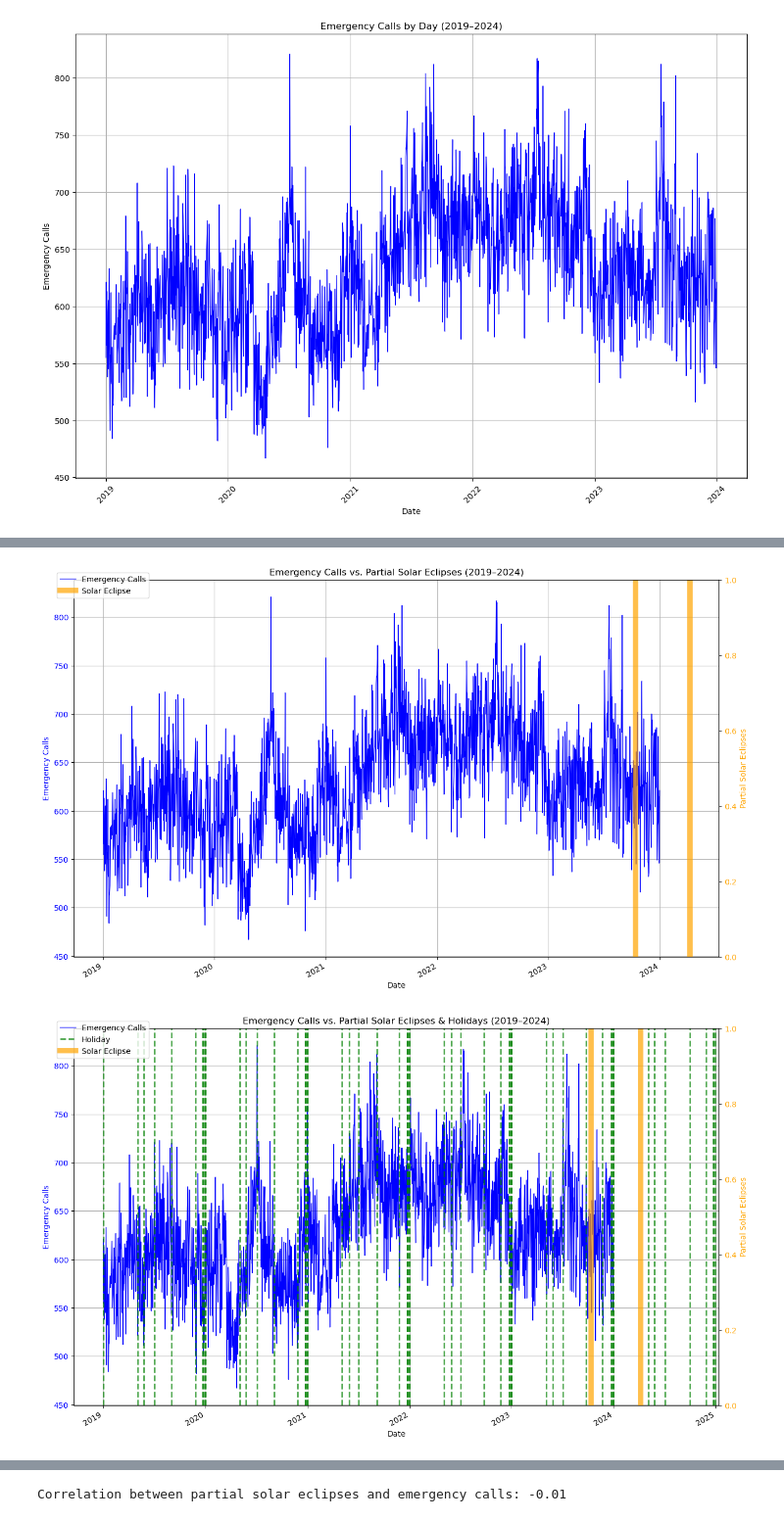
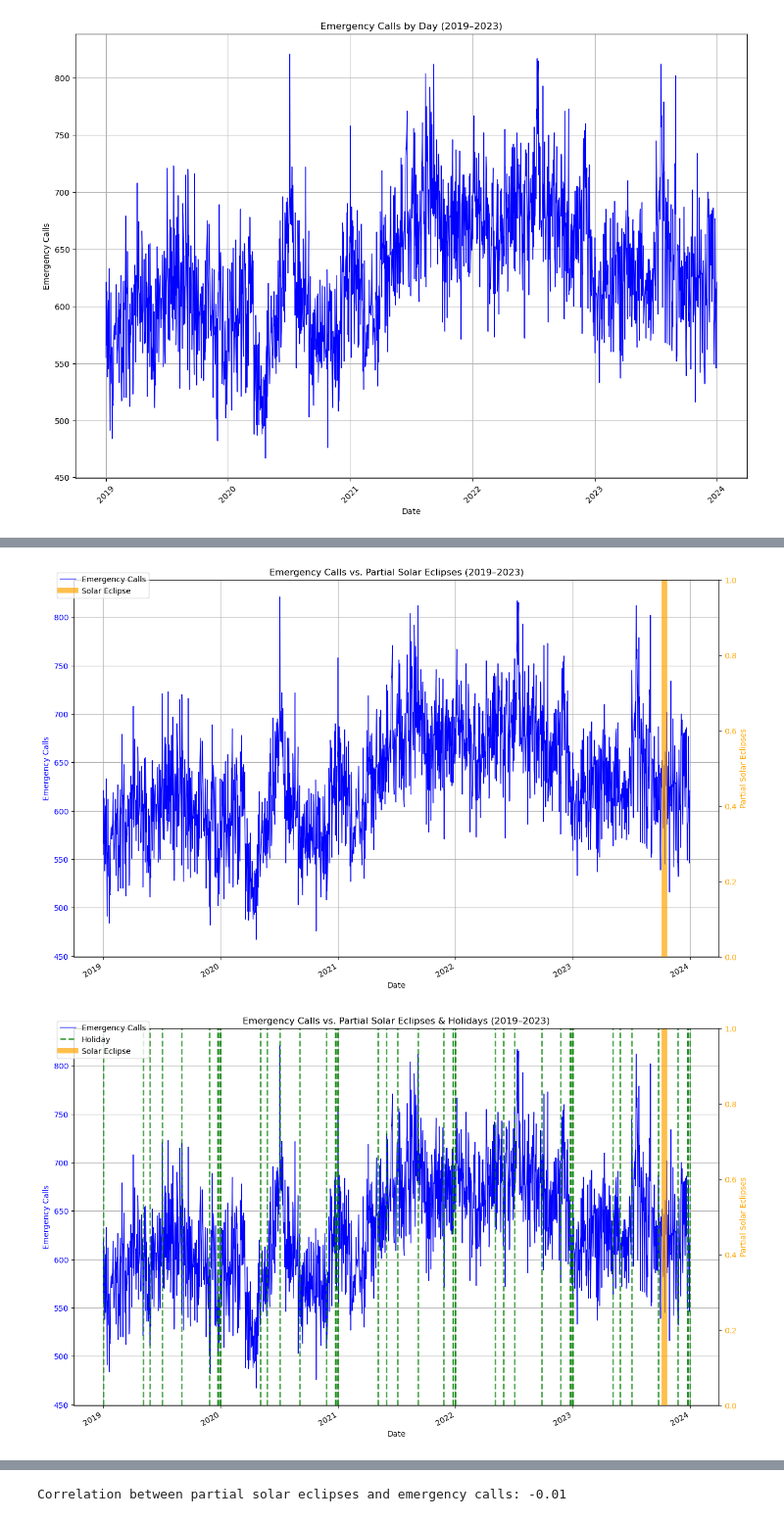
Before and after one commit to mattlundberg/Project-1, a Jupyter notebook: Sam_Code.ipynb, the cells around one changed output, grey strips where cells are left out. Shown at 98% size. Drawn from its saved outputs; the diff is of its cells as text; code cells hidden in the pictures.

Commit message:
I updated the dates in the graphs to end on 2023

```diff
--- a/Sam_Code.ipynb
+++ b/Sam_Code.ipynb
@@ -73,10 +69,10 @@ import matplotlib.pyplot as plt
 moon_df['DateTime'] = pd.to_datetime(moon_df['DateTime'])
 emergency_df['REPORTED'] = pd.to_datetime(emergency_df['REPORTED'])
 
-# Filter Partial Lunar Eclipses from 2019 to 2024
+# Filter Partial Lunar Eclipses from 2019 to 2023
 partial_eclipse_df = moon_df[(moon_df['Flag'] == 'Partial Eclipse') &
                              (moon_df['DateTime'].dt.year >= 2019) &
-                             (moon_df['DateTime'].dt.year <= 2024)]
+                             (moon_df['DateTime'].dt.year <= 2023)]
 
 # Extract just the date
 partial_eclipse_df = partial_eclipse_df.copy()  # Ensure it's a separate copy
@@ -89,9 +85,11 @@ emergency_counts = emergency_df.groupby('report_date').size()
 # Count partial lunar eclipses per day
 eclipse_counts = partial_eclipse_df.groupby('eclipse_date').size()
 
-# Create a date range from 2019 to 2024 to align both datasets
-date_range = pd.date_range(start='2019-01-01', end='2024-12-31')
+# Create a date range from 2019 to 2023 to align both datasets
+date_range = pd.date_range(start='2019-01-01', end='2023-12-31')
 
 # Reindex both datasets to ensure matching date indices
 emergency_counts = emergency_counts.reindex(date_range, fill_value=0)
 eclipse_counts = eclipse_counts.reindex(date_range, fill_value=0)
+
+eclipse_counts.info()
@@ -188,8 +184,7 @@ holiday_dates = pd.to_datetime([
     "2021-01-01", "2021-05-05", "2021-05-31", "2021-07-04", "2021-09-06", "2021-11-25", "2021-12-24", "2021-12-25", "2021-12-31",
     "2022-01-01", "2022-05-05", "2022-05-30", "2022-07-04", "2022-09-26", "2022-11-24", "2022-12-24", "2022-12-25", "2022-12-31",
     "2023-01-01", "2023-05-05", "2023-05-29", "2023-07-04", "2023-09-25", "2023-11-23", "2023-12-24", "2023-12-25", "2023-12-31",
-    "2024-01-01", "2024-05-05", "2024-05-27", "2024-07-04", "2024-09-30", "2024-11-28", "2024-12-24", "2024-12-25", "2024-12-31"
-])
+    ])
 
 # Combine the graphs
 fig, ax1 = plt.subplots(figsize=(15, 10))
@@ -222,7 +217,7 @@ ax2.set_ylabel("Partial Lunar Eclipses & Holidays", color='pink')
 ax2.tick_params(axis='y', labelcolor='pink')
 
 # Titles and Legends
-plt.title("Emergency Calls vs. Partial Lunar Eclipses & Holidays (2019–2024)")
+plt.title("Emergency Calls vs. Partial Lunar Eclipses & Holidays (2019–2023)")
 fig.autofmt_xdate()
 
 # Add legend
@@ -332,7 +327,7 @@ import pandas as pd
 import matplotlib.pyplot as plt
 
 # Create a Solar Eclipse DF and convert to DateTime
-solar_eclipse_dates = ['2023-10-14', '2024-04-08']
+solar_eclipse_dates = ['2023-10-14']
 solar_eclipse_df = pd.DataFrame({'eclipse_date': pd.to_datetime(solar_eclipse_dates)})
 
 # Ensure the emergency report date is in datetime format
@@ -349,7 +344,7 @@ solar_eclipse_df['eclipse_date'] = solar_eclipse_df['eclipse_date'].dt.date
 eclipse_day_calls = emergency_counts[emergency_counts.index.isin(solar_eclipse_df['eclipse_date'])]
 
 # Define the missing date_range variable**
-date_range = pd.date_range(start='2019-01-01', end='2024-12-31')
+date_range = pd.date_range(start='2019-01-01', end='2023-12-31')
 
 # Reindex both datasets to ensure matching date indices**
 emergency_counts = emergency_counts.reindex(date_range, fill_value=0)
@@ -440,7 +435,7 @@ ax2.set_ylabel("Partial Solar Eclipses", color='orange')
 ax2.tick_params(axis='y', labelcolor='orange')
 
 # Titles and Legends
-plt.title("Emergency Calls vs. Partial Solar Eclipses (2019–2024)")
+plt.title("Emergency Calls vs. Partial Solar Eclipses (2019–2023)")
 fig.autofmt_xdate()
 
 # Adjust legend to prevent duplicate labels
@@ -451,7 +446,7 @@ fig.legend(by_label.values(), by_label.keys(), loc="upper left", bbox_to_anchor=
 
 plt.show()
 # %% [output]
-[figure, old version]
+[figure, new version]
 # %%
 # Combine the graphs with holidays
 fig, ax1 = plt.subplots(figsize=(15, 10))
@@ -461,35 +456,35 @@ ax1.plot(emergency_counts.index, emergency_counts.values, color='blue', linestyl
 ax1.set_xlabel("Date")
 ax1.set_ylabel("Emergency Calls", color='blue')
 ax1.tick_params(axis='y', labelcolor='blue')
 ax1.grid(True)
 
 # Create a secondary y-axis for eclipses
 ax2 = ax1.twinx()
 
 # Plot vertical lines at solar eclipse dates
 for eclipse_date in solar_eclipse_df['eclipse_date'].unique():
     ax2.axvline(x=pd.to_datetime(eclipse_date), color='orange', linestyle='-', linewidth=7, alpha=0.7, label="Solar Eclipse")
 
 ax2.set_ylabel("Partial Solar Eclipses", color='orange')
 ax2.tick_params(axis='y', labelcolor='orange')
 
 # Plot vertical lines for holidays
 for holiday in holiday_dates:
     ax1.axvline(x=holiday, color='green', linestyle='--', linewidth=2, alpha=0.7, label="Holiday")
 
 # Titles and Legends
-plt.title("Emergency Calls vs. Partial Solar Eclipses & Holidays (2019–2024)")
+plt.title("Emergency Calls vs. Partial Solar Eclipses & Holidays (2019–2023)")
 fig.autofmt_xdate()
 
 # Adjust legend to prevent duplicate labels
 handles, labels = ax1.get_legend_handles_labels()
 handles2, labels2 = ax2.get_legend_handles_labels()
 by_label = dict(zip(labels + labels2, handles + handles2))
 fig.legend(by_label.values(), by_label.keys(), loc="upper left", bbox_to_anchor=(0.1, 0.9))
 
 plt.show()
 # %% [output]
-[figure, old version]
+[figure, new version]
 # %%
 # Compute the average number of emergency calls
 avg_calls = emergency_counts.mean()
```
Also changed, not shown: parts of 13 cells of this notebook.
